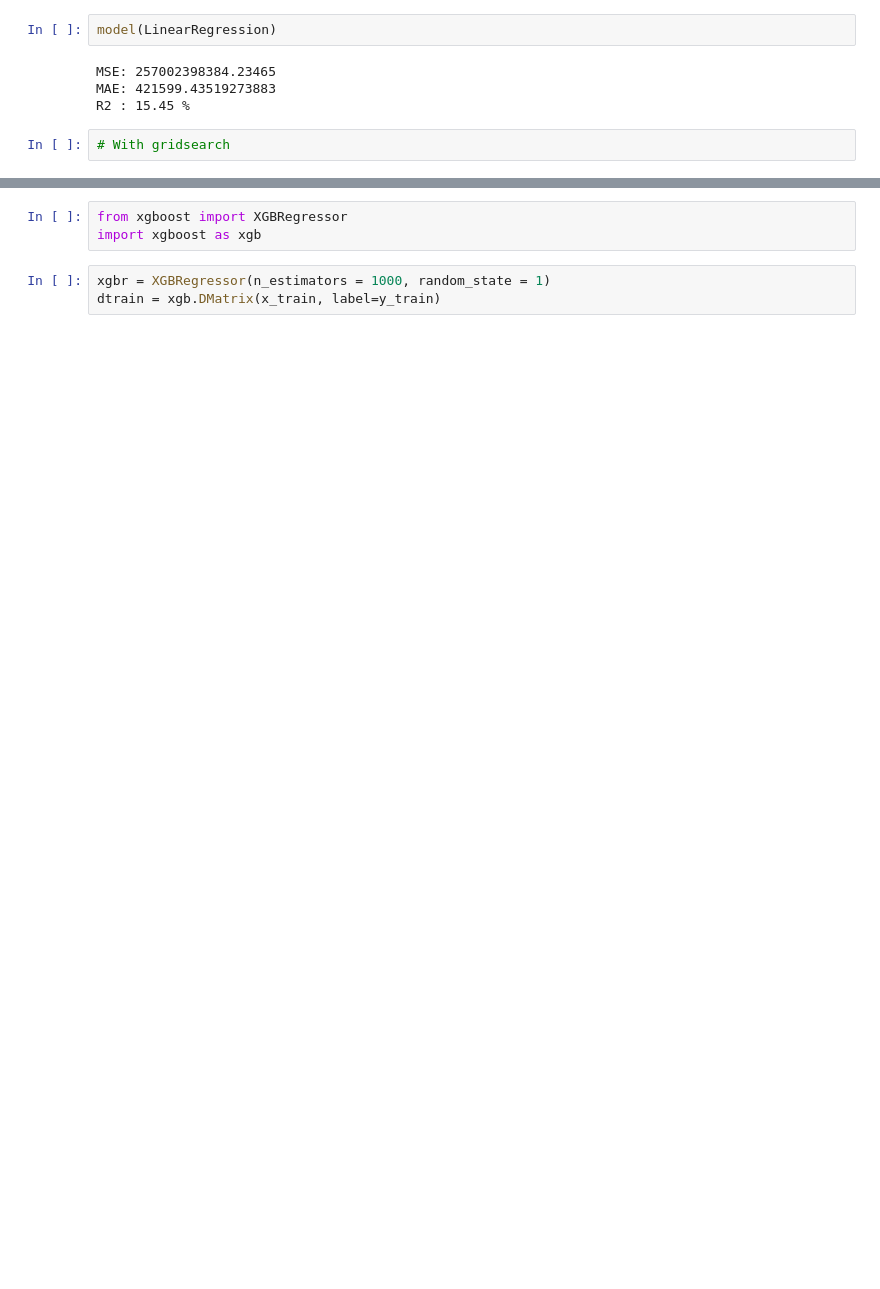
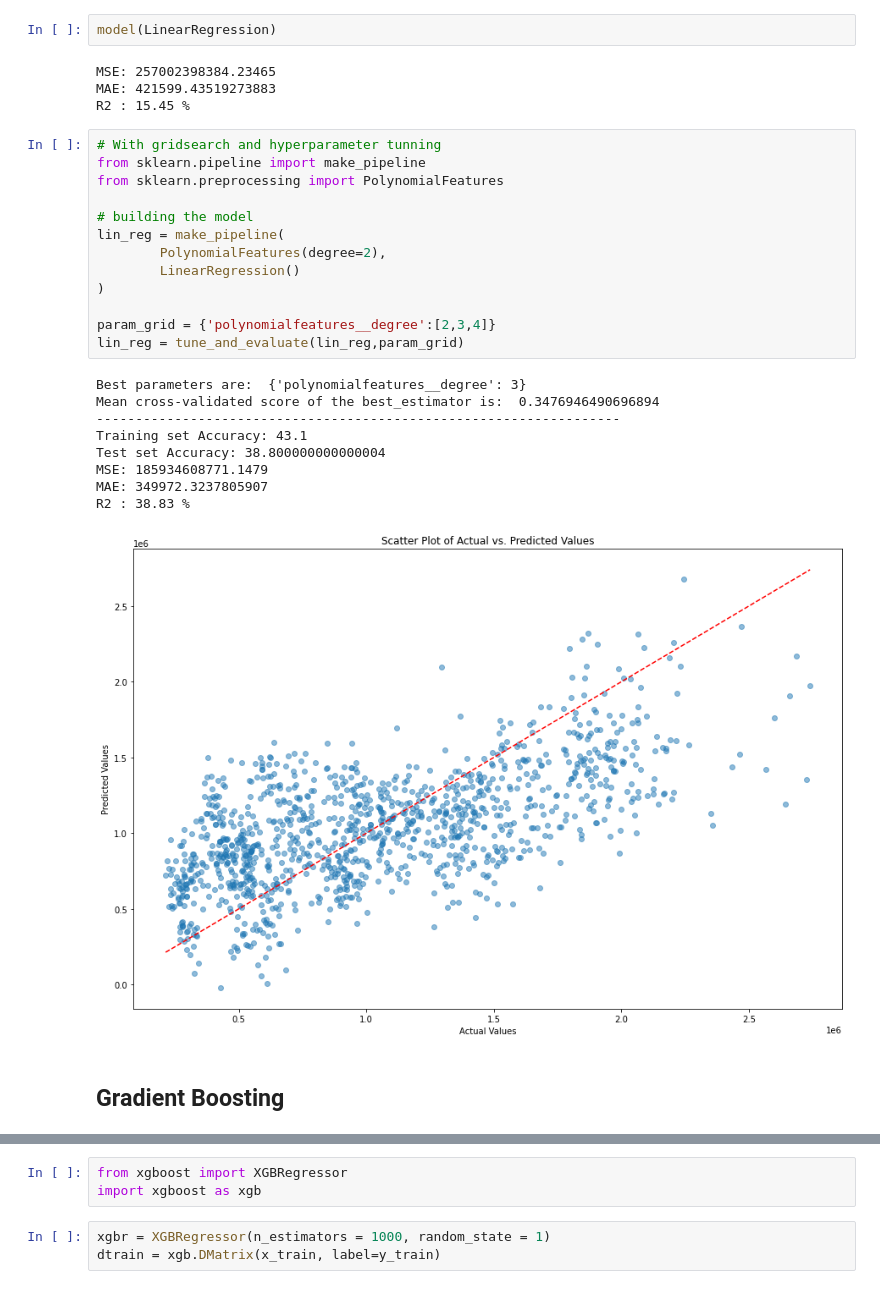
Before and after one commit to priyasjsu/walmart_sale_prediction, a Jupyter notebook: src/Walmart_sales_prediction.ipynb, the cells around one changed output, grey strips where cells are left out. Saved outputs shown, nothing was run; the diff lists cells and outputs as text; blank space fills up the shorter version.

```diff
--- a/src/Walmart_sales_prediction.ipynb
+++ b/src/Walmart_sales_prediction.ipynb
@@ -138,8 +205,31 @@ model(LinearRegression)
 MSE: 257002398384.23465
 MAE: 421599.43519273883
 R2 : 15.45 %
-# %%
-# With gridsearch
+# %%
+# With gridsearch and hyperparameter tunning
+from sklearn.pipeline import make_pipeline
+from sklearn.preprocessing import PolynomialFeatures
+
+# building the model
+lin_reg = make_pipeline(
+        PolynomialFeatures(degree=2),
+        LinearRegression()
+)
+
+param_grid = {'polynomialfeatures__degree':[2,3,4]}
+lin_reg = tune_and_evaluate(lin_reg,param_grid)
+# %% [output]
+Best parameters are:  {'polynomialfeatures__degree': 3}
+Mean cross-validated score of the best_estimator is:  0.3476946490696894
+-------------------------------------------------------------------
+Training set Accuracy: 43.1
+Test set Accuracy: 38.800000000000004
+MSE: 185934608771.1479
+MAE: 349972.3237805907
+R2 : 38.83 %
+[figure, added]
+# %% [markdown]
+## Gradient Boosting
 # %%
 model(GradientBoostingRegressor)
 # %% [output]
```
Also changed, not shown: parts of 22 cells of this notebook.
